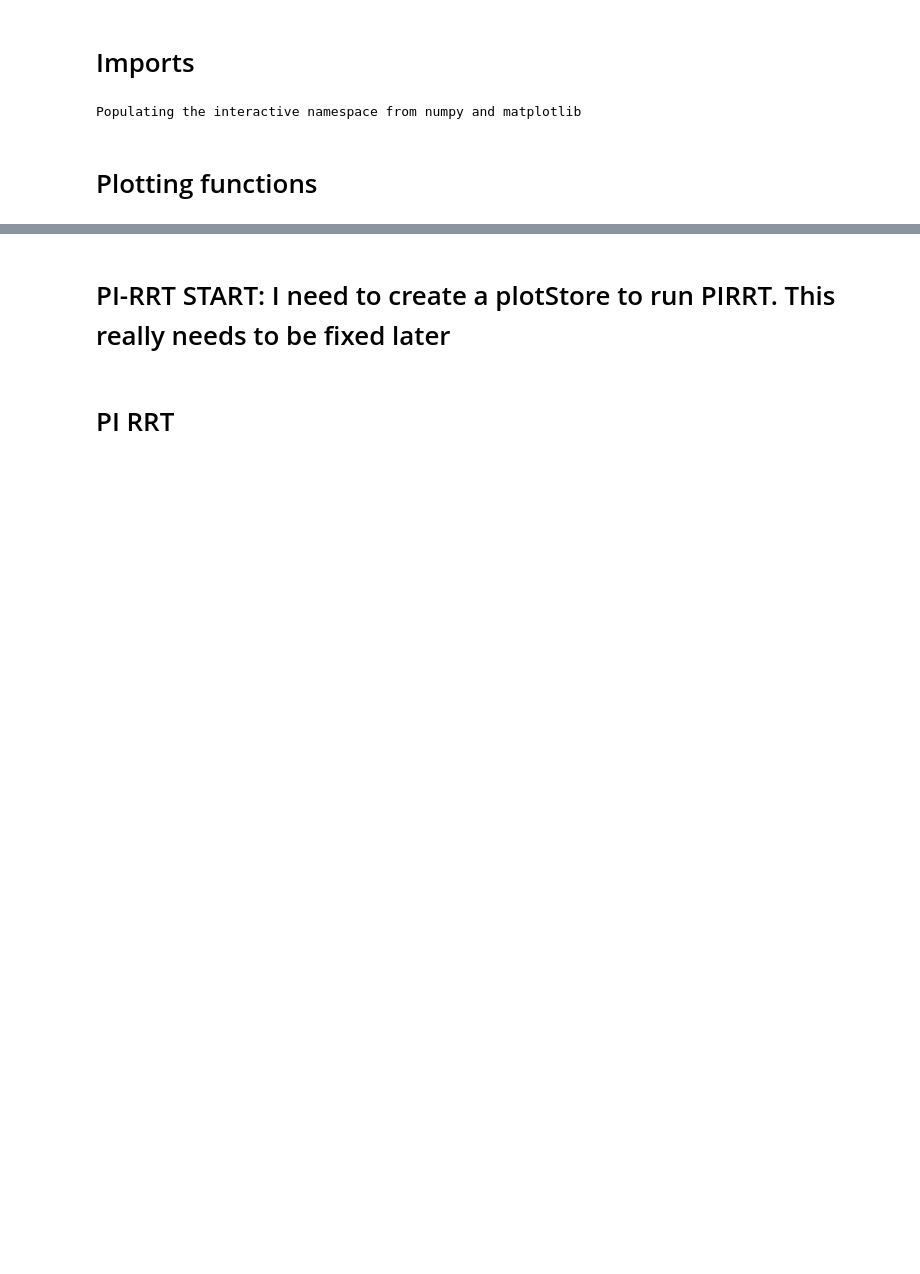
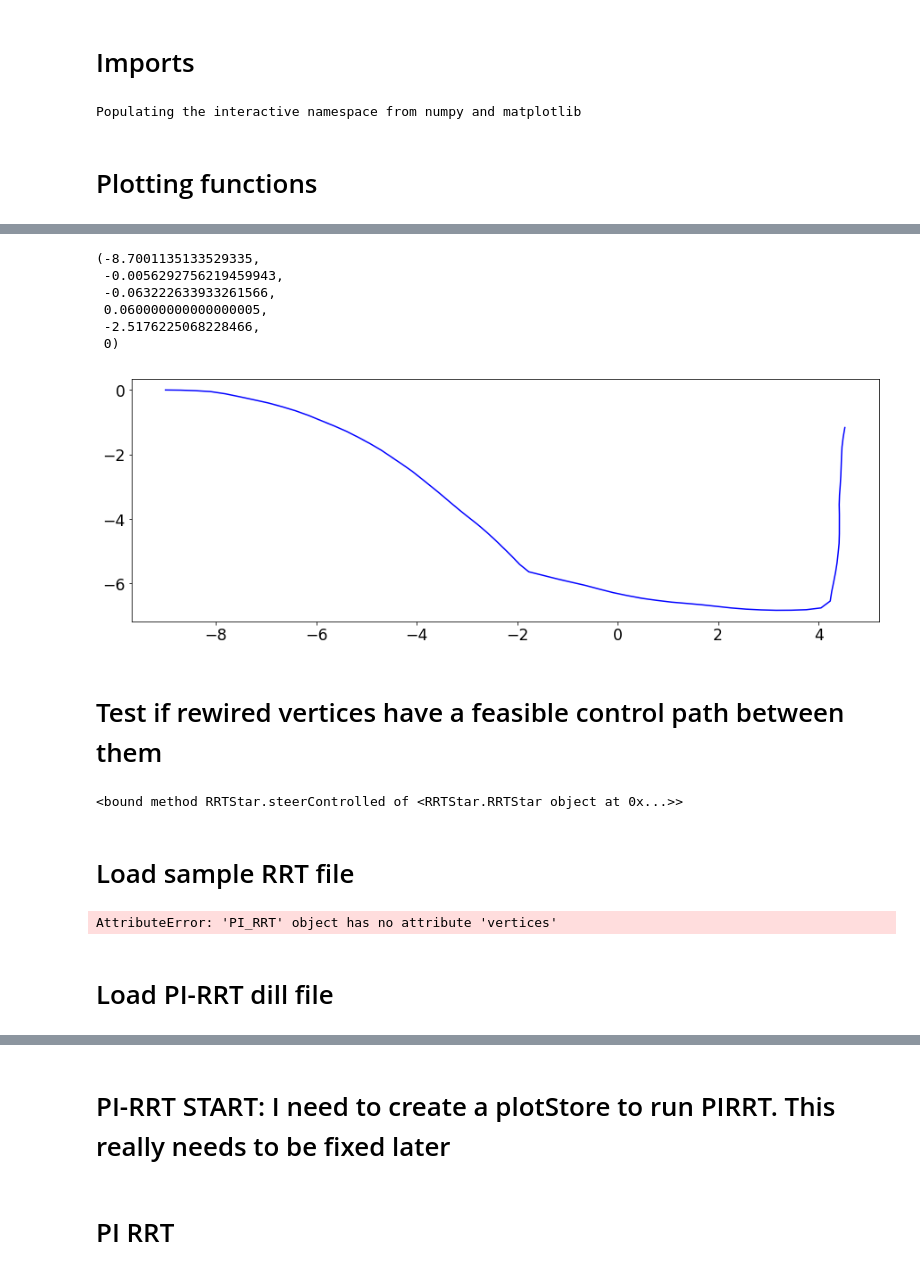
Before and after one commit to ankitkaushik/StochasticOptimalControl, a Jupyter notebook: PI_RRT.ipynb, the cells around one changed output, grey strips where cells are left out. Saved outputs shown, nothing was run; the diff lists cells and outputs as text; code cells hidden in the pictures; blank space fills up the shorter version.

```diff
--- a/PI_RRT.ipynb
+++ b/PI_RRT.ipynb
@@ -150,0 +221,22 @@ with open('/home/ankit/Documents/Thesis/StochasticOptimalControl/variables.yaml'
+# %%
+sampleRRT.verticesSteered[sampleRRT.path[-2].getState()[-1]].getState()
+sampleRRT.path[-2].getState()
+# %% [output]
+(-8.7001135133529335,
+ -0.0056292756219459943,
+ -0.063222633933261566,
+ 0.060000000000000005,
+ -2.5176225068228466,
+ 0)
+# %%
+plotPath(sampleRRT.path[20:])
+# %% [output]
+[figure, added]
+# %% [markdown]
+# Test if rewired vertices have a feasible control path between them
+# %%
+sampleRRT.steerControlled
+# %% [output]
+<bound method RRTStar.steerControlled of <RRTStar.RRTStar object at 0x...>>
+# %% [markdown]
+# Load sample RRT file
@@ -150,0 +245,6 @@ with open('/home/ankit/Documents/Thesis/StochasticOptimalControl/variables.yaml'
+# %%
+print RRTload.vertices[0].getState()
+# %% [output]
+AttributeError: 'PI_RRT' object has no attribute 'vertices'
+# %% [markdown]
+# Load PI-RRT dill file
```
Also changed, not shown: parts of 78 cells of this notebook, 8 other files.
